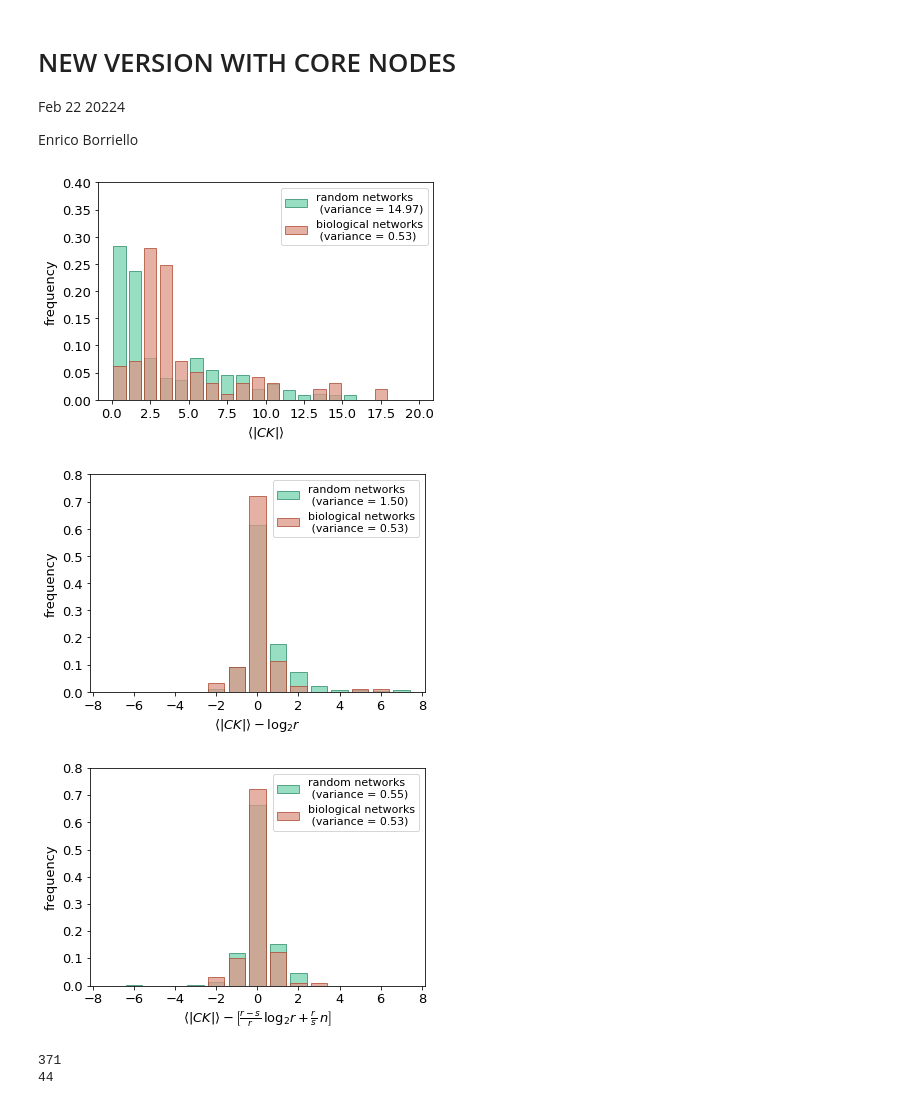
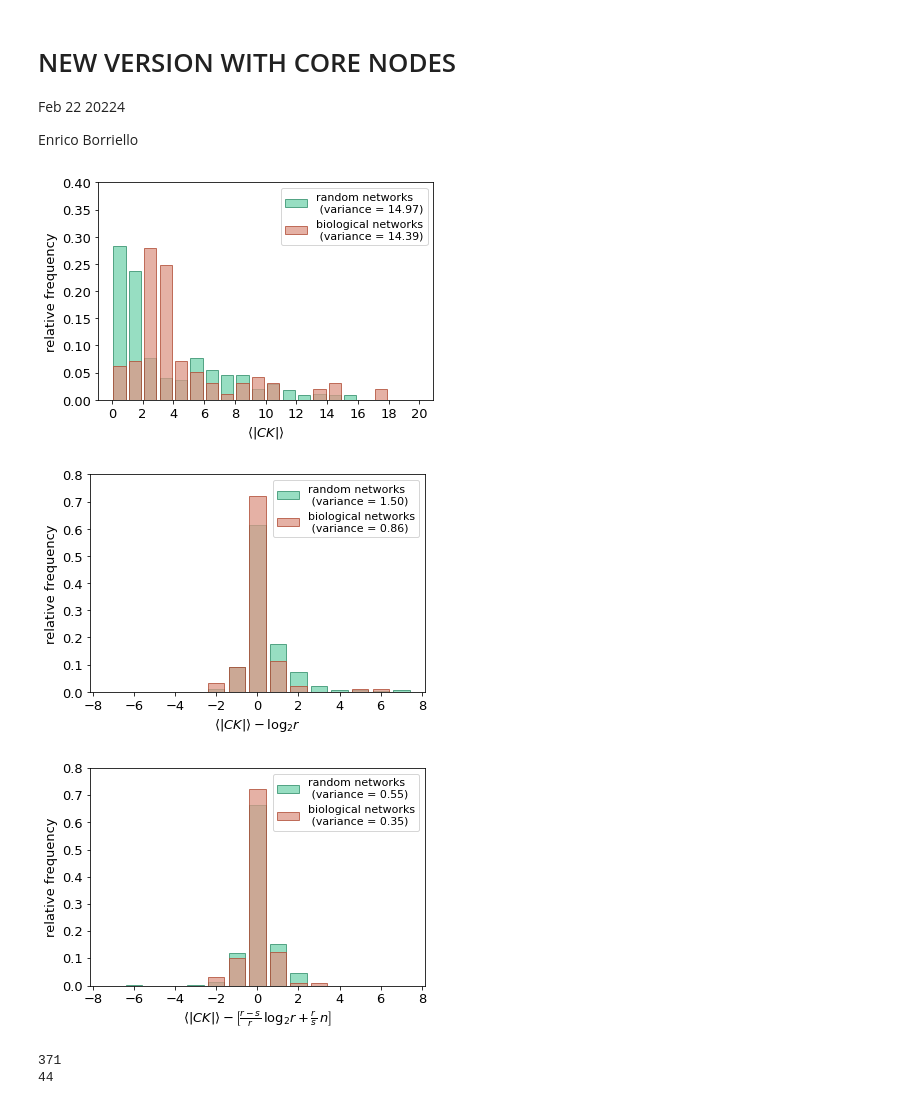
Before and after one commit to EnricoBorriello/Control-Kernel--Difficult-Control, a Jupyter notebook: Plots_variance.ipynb, the cells around one changed output. Cells and saved outputs as stored; diff of their text form; code cells hidden in the pictures.

```diff
--- a/Plots_variance.ipynb
+++ b/Plots_variance.ipynb
@@ -33,28 +27,28 @@ bio_data = pd.concat([cc_data, iowa_data], ignore_index=True)
 # %%
 bio = bio_data['mean control kernel size']
 rand = rand_data['mean control kernel size']
 
 bins = np.linspace(0, 20, 21)
 plt.ylim(0,.4)
 
 plt.hist(rand, bins=bins,density=True,alpha=.75,
          label='random networks\n (variance = '+'{:.2f}'.format(np.var(rand))+')',
          color=colors['random'], edgecolor=colors['random dark'], rwidth=0.8)
 
 plt.hist(bio,bins=bins,density=True,alpha=.75,
-         label='biological networks\n (variance = '+'{:.2f}'.format(np.var(cc))+')',
+         label='biological networks\n (variance = '+'{:.2f}'.format(np.var(bio))+')',
          color=colors['cellcollective'], edgecolor=colors['cellcollective dark'], rwidth=0.8)
 
 plt.xlabel(r'$ \langle|CK|\rangle $',size=13)
-plt.ylabel('frequency',size=13)
-plt.xticks(size=13)
+plt.ylabel('relative frequency',size=13)
+plt.xticks([2*i for i in range(11) ],size=13)
 plt.yticks(size=13)
 
 plt.legend(fontsize=11)
 plt.savefig('NEW_ck_dist.pdf')
 plt.show()
 # %% [output]
-[figure, old version]
+[figure, new version]
 # %%
 ck = bio_data['mean control kernel size']
 r = bio_data['number of attractors']
@@ -72,11 +66,11 @@ plt.hist(rand, bins=bins,density=True,alpha=.75,
          color=colors['random'], edgecolor=colors['random dark'], rwidth=0.8)
 
 plt.hist(bio,bins=bins,density=True,alpha=.75,
-         label='biological networks\n (variance = '+'{:.2f}'.format(np.var(cc))+')',
+         label='biological networks\n (variance = '+'{:.2f}'.format(np.var(bio))+')',
          color=colors['cellcollective'], edgecolor=colors['cellcollective dark'], rwidth=0.8)
 
 plt.xlabel(r'$ \langle|CK|\rangle - \log_2 r$',size =13)
-plt.ylabel('frequency',size=13)
+plt.ylabel('relative frequency',size=13)
 plt.xticks(size=13)
 plt.yticks(size=13)
 
@@ -84,7 +78,7 @@ plt.legend(fontsize=11)
 plt.savefig('NEW_ck_model1_dist.pdf')
 plt.show()
 # %% [output]
-[figure, old version]
+[figure, new version]
 # %%
 ck = bio_data['mean control kernel size']
 r = bio_data['number of attractors']
@@ -107,11 +101,11 @@ plt.hist(rand, bins=bins,density=True,alpha=.75,
          color=colors['random'], edgecolor=colors['random dark'], rwidth=0.8)
 
 plt.hist(bio,bins=bins,density=True,alpha=.75,
-         label='biological networks\n (variance = '+'{:.2f}'.format(np.var(cc))+')',
+         label='biological networks\n (variance = '+'{:.2f}'.format(np.var(bio))+')',
          color=colors['cellcollective'], edgecolor=colors['cellcollective dark'], rwidth=0.8)
 
 plt.xlabel(r'$ \langle|CK|\rangle - \left[\frac{r-s}{r}\,\log_2 r + \frac{r}{s}\,  n \right] $',size=13)
-plt.ylabel('frequency',size=13)
+plt.ylabel('relative frequency',size=13)
 plt.xticks(size=13)
 plt.yticks(size=13)
 
@@ -119,7 +113,7 @@ plt.legend(fontsize=11)
 plt.savefig('NEW_ck_model2_dist.pdf')
 plt.show()
 # %% [output]
-[figure, old version]
+[figure, new version]
 # %%
 print(len(rand_data))
 print(len(cc_data))
```
Also changed, not shown: parts of 2 cells of this notebook.
